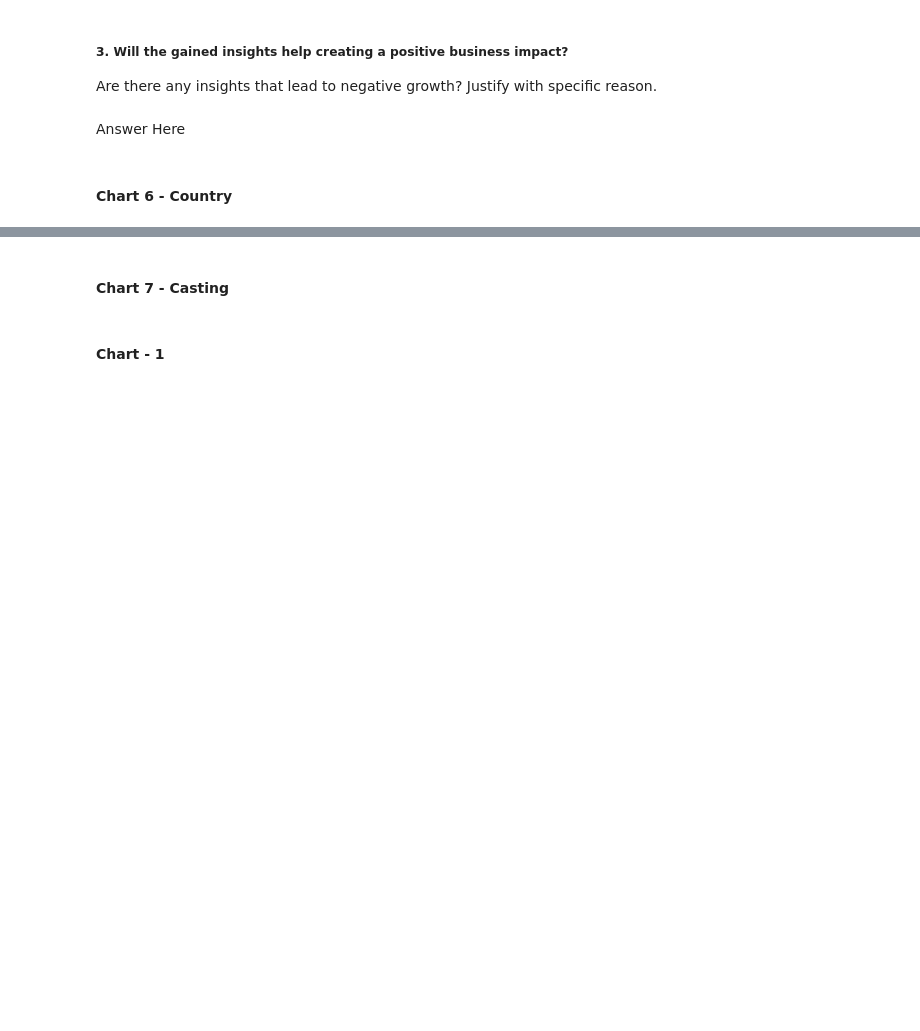
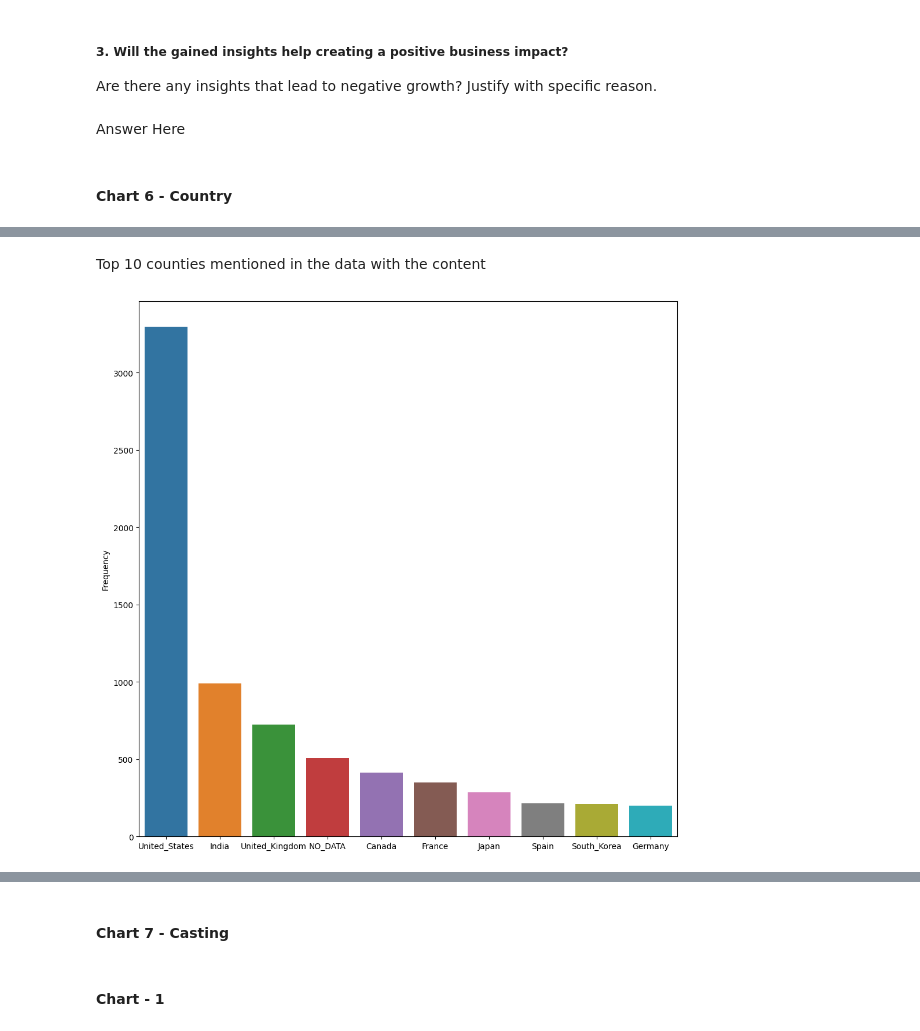
Before and after one commit to 007tickooayush/ML-Unsupervised-Netflix-Clustering-Recommendation-Project, a Jupyter notebook: Ayush_Tickoo_ML_Capstone_Unsupervised_Project.ipynb, the cells around one changed output, grey strips where cells are left out. Saved outputs shown, nothing was run; the diff lists cells and outputs as text; code cells hidden in the pictures; blank space fills up the shorter version.

Commit message:
countries with most and least occurrence in data with content

```diff
--- a/Ayush_Tickoo_ML_Capstone_Unsupervised_Project.ipynb
+++ b/Ayush_Tickoo_ML_Capstone_Unsupervised_Project.ipynb
@@ -884,0 +884,9 @@ Name: country, Length: 7787, dtype: object
+# %% [markdown]
+Top 10 counties mentioned in the data with the content
+# %%
+plt.figure(figsize = (12,12))
+sns.barplot(data = country_freq_actual_df, x = country_freq_actual_df.head(10)['Country'].index, y = country_freq_actual_df.head(10)['Frequency'])
+plt.xticks(list(range(len(country_freq_actual_df.head(10).index))), country_freq_actual_df.head(10)['Country'])
+plt.show()
+# %% [output]
+[figure, added]
```
Also changed, not shown: parts of 3 cells of this notebook.
